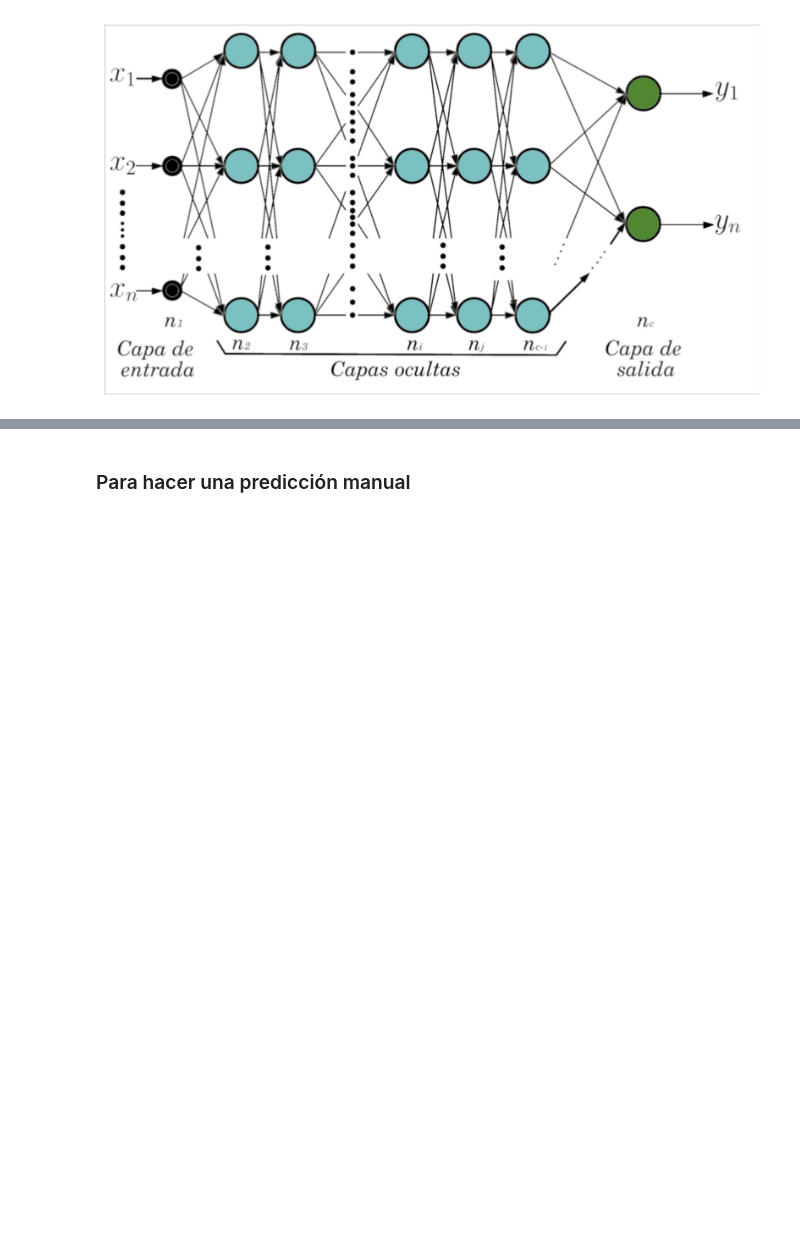
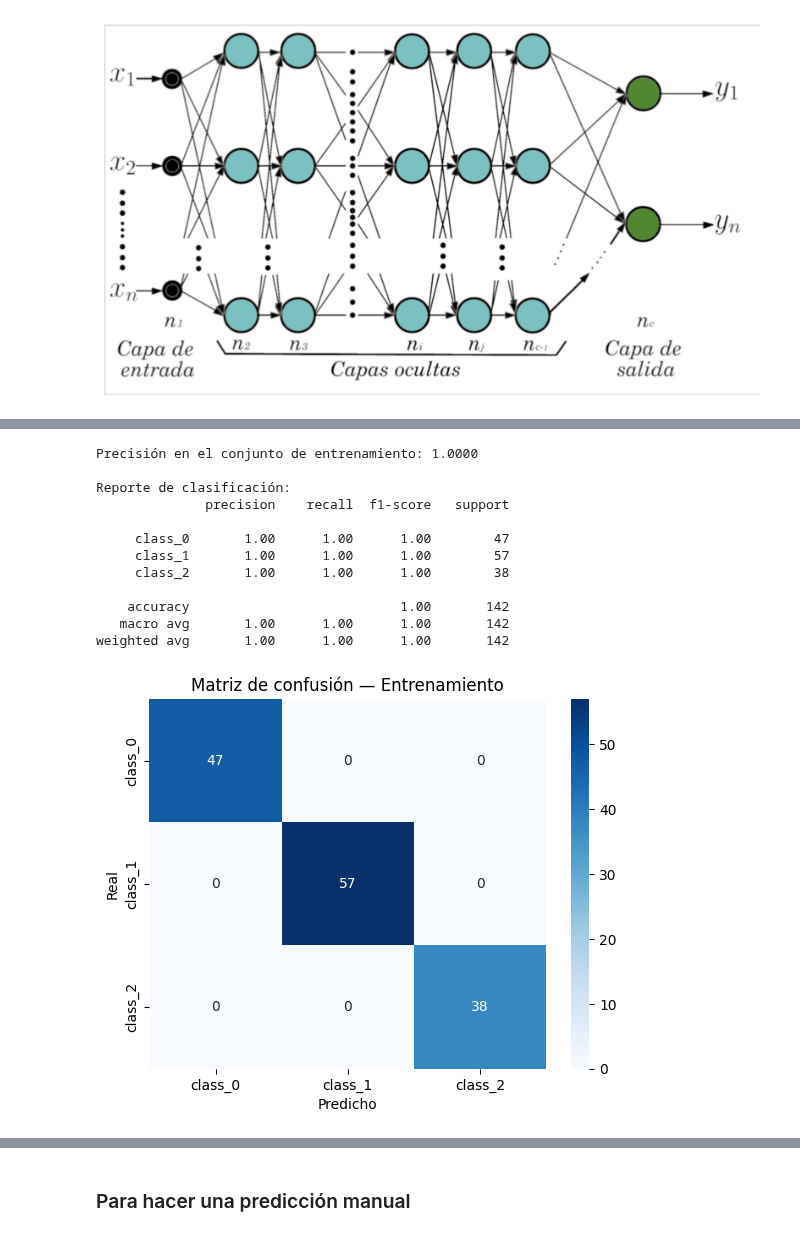
Before and after one commit to ednavivianasegura/Material_cursos_Evsa_Miuller, a Jupyter notebook: Modulo3_RedesNeuronales/RedesNeuronales_2026.ipynb, the cells around one changed output, grey strips where cells are left out. Saved outputs shown, nothing was run; the diff lists cells and outputs as text; code cells hidden in the pictures; blank space fills up the shorter version.

```diff
--- a/Modulo3_RedesNeuronales/RedesNeuronales_2026.ipynb
+++ b/Modulo3_RedesNeuronales/RedesNeuronales_2026.ipynb
@@ -393 +1545,40 @@ history = model.fit(X_train, y_train, epochs=50, batch_size=8, validation_split=
+# %%
+# 6. Evaluación en entrenamiento (sobre TODO X_train, no sólo el subconjunto)
+full_train_loader = DataLoader(TensorDataset(X_train_t, y_train_t),
+                               batch_size=32, shuffle=False)
+train_loss_final, train_acc_final = evaluate_loader(full_train_loader)
+print(f"\nPrecisión en el conjunto de entrenamiento: {train_acc_final:.4f}")
+
+# Predicciones y reporte
+model.eval()
+with torch.no_grad():
+    logits_train = model(X_train_t)
+y_pred = logits_train.argmax(1).numpy()
+y_true = y_train_t.numpy()
+
+print("\nReporte de clasificación:")
+print(classification_report(y_true, y_pred, target_names=data.target_names))
+
+# Matriz de confusión — entrenamiento
+cm = confusion_matrix(y_true, y_pred)
+sns.heatmap(cm, annot=True, fmt='d', cmap='Blues',
+            xticklabels=data.target_names, yticklabels=data.target_names)
+plt.xlabel("Predicho")
+plt.ylabel("Real")
+plt.title("Matriz de confusión — Entrenamiento")
+plt.show()
+# %% [output]
+Precisión en el conjunto de entrenamiento: 1.0000
+
+Reporte de clasificación:
+              precision    recall  f1-score   support
+
+     class_0       1.00      1.00      1.00        47
+     class_1       1.00      1.00      1.00        57
+     class_2       1.00      1.00      1.00        38
+
+    accuracy                           1.00       142
+   macro avg       1.00      1.00      1.00       142
+weighted avg       1.00      1.00      1.00       142
+[figure, added]
 # %%
```
Also changed, not shown: parts of 27 cells of this notebook.
